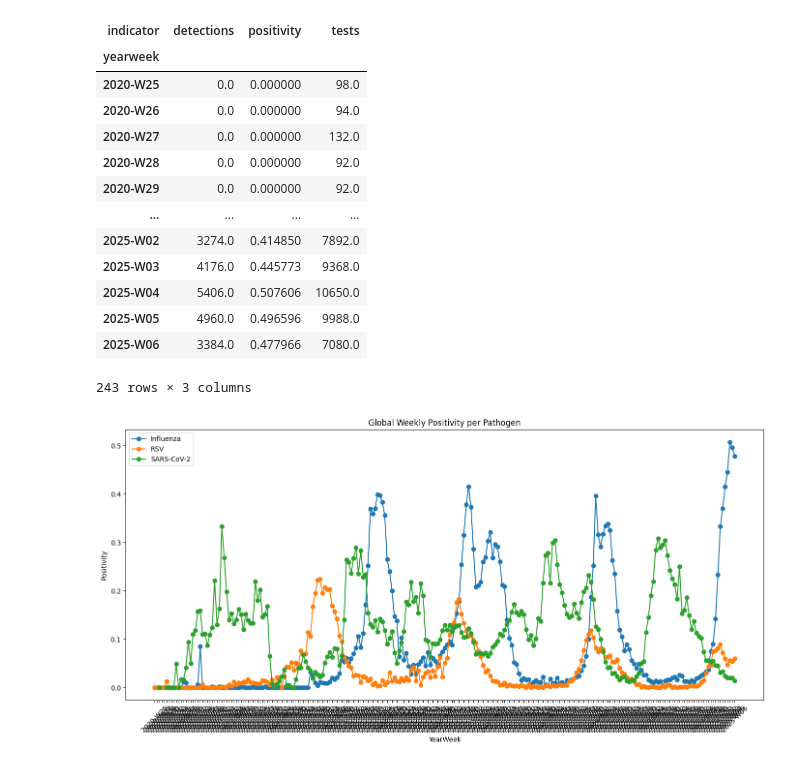
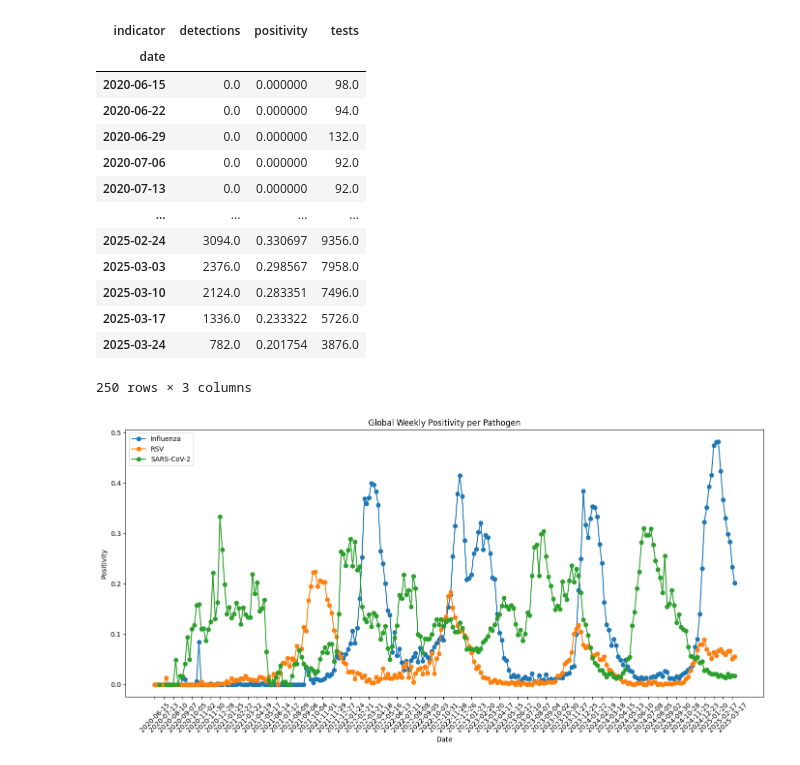
Before and after one commit to petrroll/illdata, a Jupyter notebook: playground/playground_ervis.ipynb, the cells around one changed output. Drawn from its saved outputs; the diff is of its cells as text; code cells hidden in the pictures.

Commit message:
Show graph for eu ervis data.

```diff
--- a/playground/playground_ervis.ipynb
+++ b/playground/playground_ervis.ipynb
@@ -34,54 +53,66 @@ Name: value, Length: 505, dtype: float64
 # %%
 # Filter for global data for the main Influenza type (ignoring subtypes)
-global_influenza = data[(data['pathogen'] == 'Influenza') & (data['pathogentype'] == 'Influenza')]
+influenza_global_raw = data[(data['pathogen'] == 'Influenza') & (data['pathogentype'] == 'Influenza')]
 
 # Group by week and indicator, then sum the values
-weekly_global = global_influenza.groupby(['yearweek', 'indicator'])['value'].sum().unstack()
+influenza_global = influenza_global_raw.groupby(['date', 'indicator'])['value'].sum().unstack()
 
 # Compute positivity: detections / tests
-weekly_global['positivity'] = weekly_global['detections'] / weekly_global['tests']
+influenza_global['positivity'] = influenza_global['detections'] / influenza_global['tests']
 
 # Display the resulting DataFrame
-weekly_global
+display(influenza_global)
 # %% [output]
 | indicator | detections | positivity | tests |
-| yearweek |  |  |  |
-| 2020-W25 | 0.0 | 0.000000 | 98.0 |
-| 2020-W26 | 0.0 | 0.000000 | 94.0 |
-| 2020-W27 | 0.0 | 0.000000 | 132.0 |
-| 2020-W28 | 0.0 | 0.000000 | 92.0 |
-| 2020-W29 | 0.0 | 0.000000 | 92.0 |
+| date |  |  |  |
+| 2020-06-15 | 0.0 | 0.000000 | 98.0 |
+| 2020-06-22 | 0.0 | 0.000000 | 94.0 |
+| 2020-06-29 | 0.0 | 0.000000 | 132.0 |
+| 2020-07-06 | 0.0 | 0.000000 | 92.0 |
+| 2020-07-13 | 0.0 | 0.000000 | 92.0 |
 | ... | ... | ... | ... |
-| 2025-W02 | 3274.0 | 0.414850 | 7892.0 |
-| 2025-W03 | 4176.0 | 0.445773 | 9368.0 |
-| 2025-W04 | 5406.0 | 0.507606 | 10650.0 |
-| 2025-W05 | 4960.0 | 0.496596 | 9988.0 |
-| 2025-W06 | 3384.0 | 0.477966 | 7080.0 |
+| 2025-02-24 | 3094.0 | 0.330697 | 9356.0 |
+| 2025-03-03 | 2376.0 | 0.298567 | 7958.0 |
+| 2025-03-10 | 2124.0 | 0.283351 | 7496.0 |
+| 2025-03-17 | 1336.0 | 0.233322 | 5726.0 |
+| 2025-03-24 | 782.0 | 0.201754 | 3876.0 |
-243 rows × 3 columns
+250 rows × 3 columns
 # %%
+import matplotlib.pyplot as plt
+
 # Select only rows where the main pathogen type is used (i.e. pathogen == pathogentype)
-main_pathogen = data[data['pathogen'] == data['pathogentype']]
+main_global_raw = data[data['pathogen'] == data['pathogentype']]
 
 # Group by week, pathogen, and indicator, then sum the values
-weekly_pathogen = main_pathogen.groupby(['yearweek', 'pathogen', 'indicator'])['value'].sum().unstack('indicator')
+main_global = main_global_raw.groupby(['date', 'pathogen', 'indicator'])['value'].sum().unstack('indicator')
 
 # Compute positivity for each pathogen and week (detections / tests)
-weekly_pathogen['positivity'] = weekly_pathogen['detections'] / weekly_pathogen['tests']
+main_global['positivity'] = main_global['detections'] / main_global['tests']
 
 # Reset index for plotting convenience
-weekly_pathogen = weekly_pathogen.reset_index()
+main_global = main_global.reset_index()
 
 # Plot positivity over time for each pathogen
 fig, ax = plt.subplots(figsize=(14, 7))
-for pathogen, grp in weekly_pathogen.groupby('pathogen'):
-    ax.plot(grp['yearweek'], grp['positivity'], marker='o', label=pathogen)
+for pathogen, grp in main_global.groupby('pathogen'):
+    ax.plot(grp['date'], grp['positivity'], marker='o', label=pathogen)
 
-ax.set_xlabel('YearWeek')
+ax.set_xlabel('Date')
 ax.set_ylabel('Positivity')
 ax.set_title('Global Weekly Positivity per Pathogen')
-plt.xticks(rotation=45)
+
+# Get current tick positions and labels
+ticks = ax.get_xticks()
+labels = ax.get_xticklabels()
+
+# Show fewer ticks, evenly distributed
+n_ticks = len(labels) // 4
+step = len(labels) // n_ticks
+ax.set_xticks(ticks[::step])
+ax.set_xticklabels(labels[::step], rotation=45)
+
 ax.legend()
 plt.tight_layout()
 plt.show()
 # %% [output]
-[figure, old version]
+[figure, new version]
```
Also changed, not shown: parts of 6 cells of this notebook, 3 other files.
